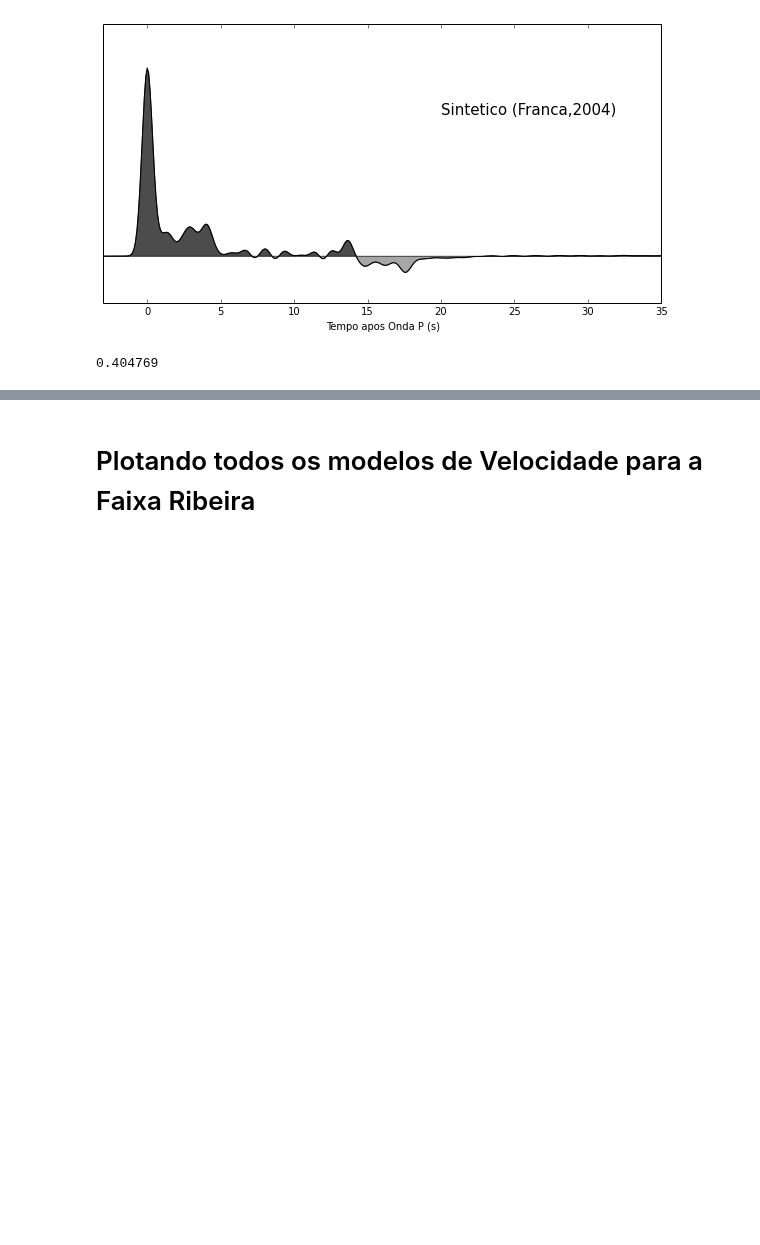
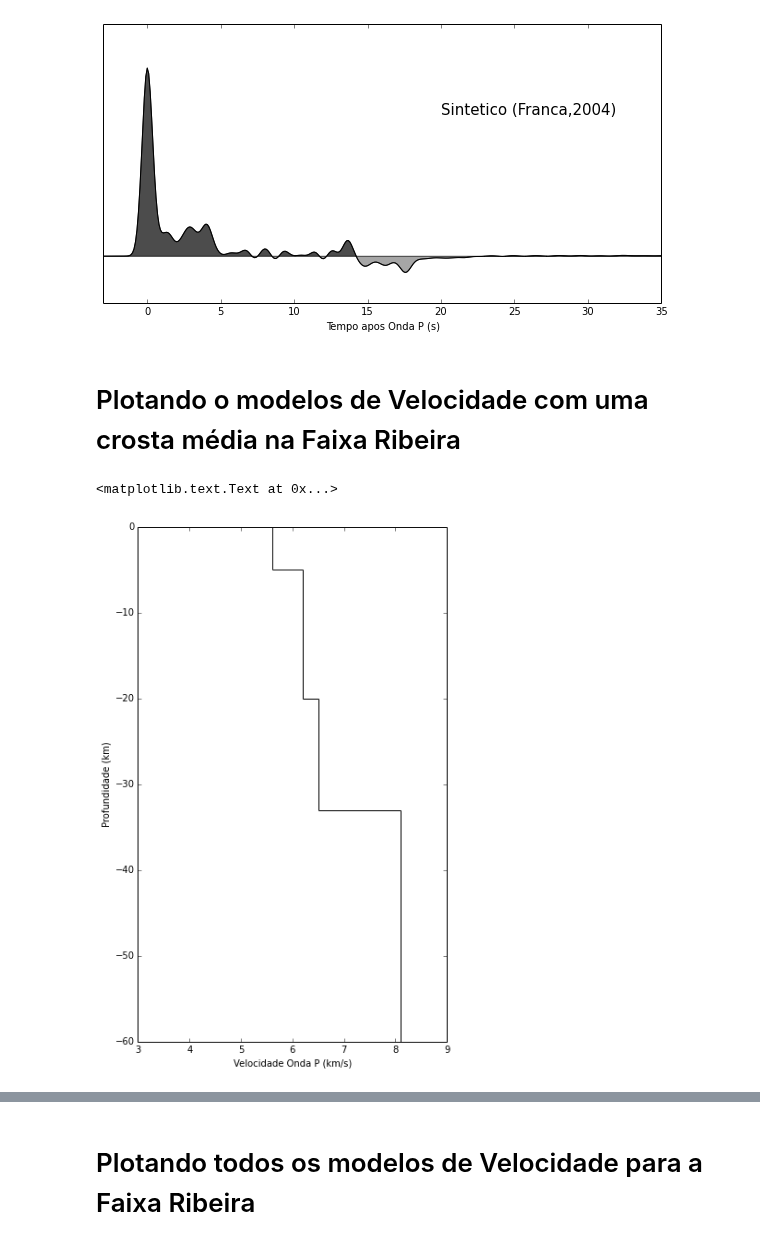
Before and after one commit to dIOGOLOC/projeto_mestrado, a Jupyter notebook: modelagem.ipynb, the cells around one changed output, grey strips where cells are left out. Drawn from its saved outputs; the diff is of its cells as text; code cells hidden in the pictures; blank space fills up the shorter version.

```diff
--- a/modelagem.ipynb
+++ b/modelagem.ipynb
@@ -129,7 +129,20 @@ plt.xlim(-3,35)
 # %% [output]
 (-3, 35)
 [figure]
-# %%
-print(max(f.data))
-# %% [output]
-0.404769
+# %% [markdown]
+<h1>Plotando o modelos de Velocidade com uma crosta média na Faixa Ribeira</h1>
+# %%
+plt.figure(figsize=(6,10))
+plt.vlines(5.6,0,-5,'k')
+plt.hlines(-5,5.6,6.2,'k')
+plt.vlines(6.2,-5,-20,'k')
+plt.hlines(-20,6.2,6.5,'k')
+plt.vlines(6.5,-20,-33,'k')
+plt.hlines(-33,6.5,8.1,'k')
+plt.vlines(8.1,-33,-60,'k')
+plt.xlim(3,9)
+plt.xlabel('Velocidade Onda P (km/s)')
+plt.ylabel('Profundidade (km)')
+# %% [output]
+<matplotlib.text.Text at 0x...>
+[figure, added]
```
Also changed, not shown: parts of 7 cells of this notebook.
